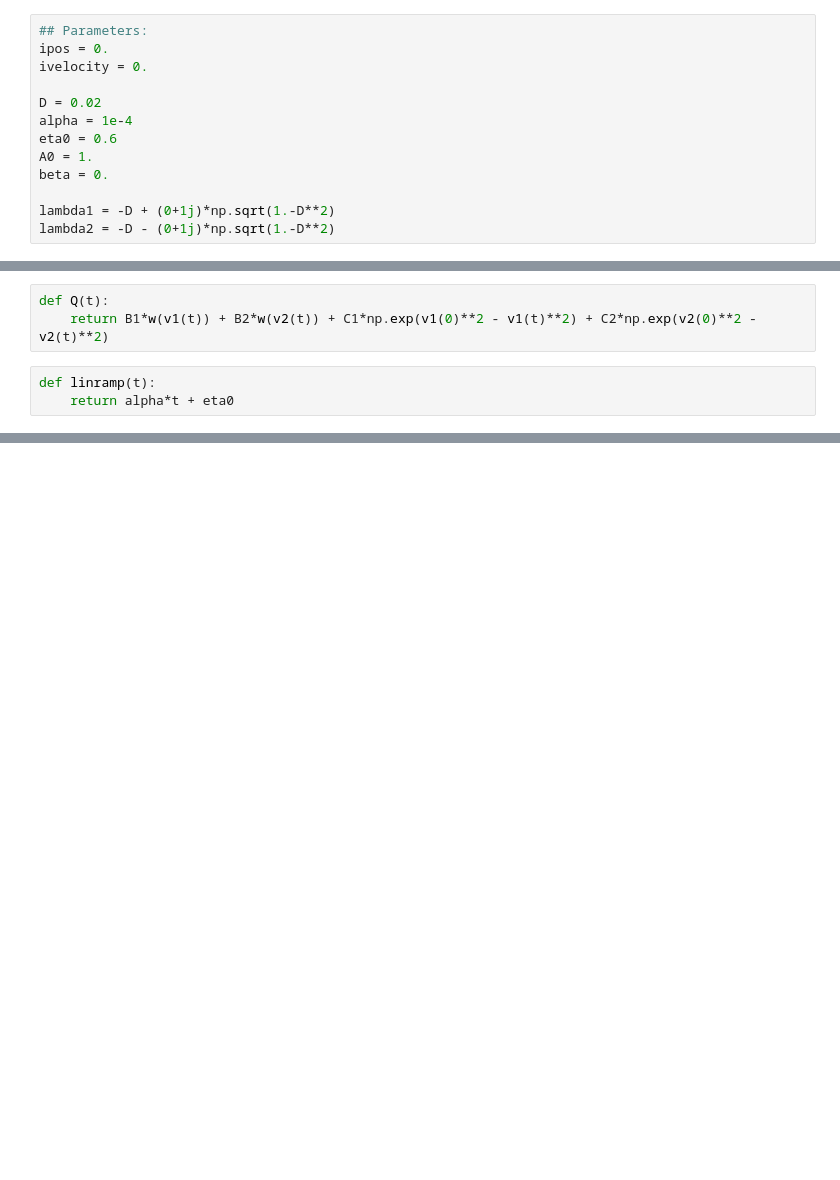
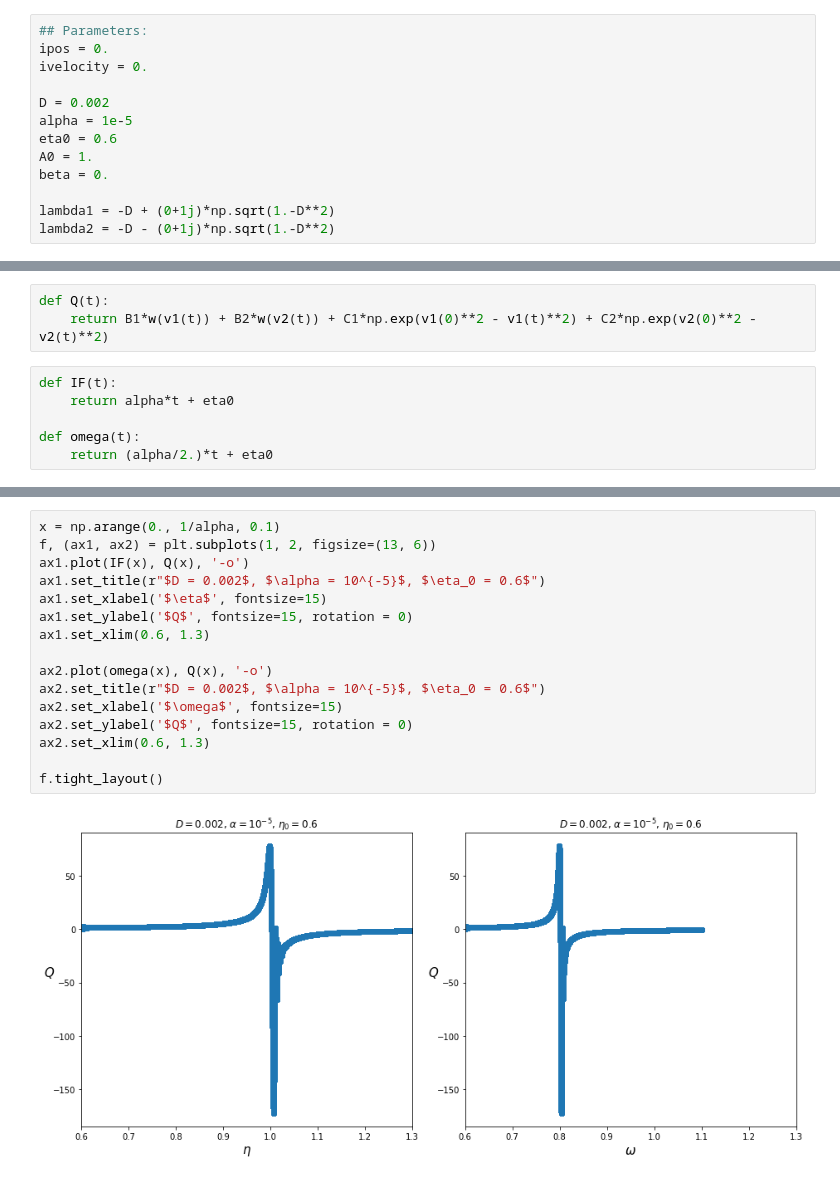
Before and after one commit to balintkaszas/boSchlieren, a Jupyter notebook: analyticSweep.ipynb, the cells around one changed output, grey strips where cells are left out. Cells and saved outputs as stored; diff of their text form; blank space fills up the shorter version.

Commit message:
Q(t) plot multiple params

```diff
--- a/analyticSweep.ipynb
+++ b/analyticSweep.ipynb
@@ -32,8 +34,8 @@ Text(0, 0.5, '$w(X)$')
 ipos = 0.
 ivelocity = 0.
 
-D = 0.02
-alpha = 1e-4
+D = 0.002
+alpha = 1e-5
 eta0 = 0.6
 A0 = 1.
 beta = 0.
@@ -60,5 +62,8 @@ C2 = (lambda1*ipos - ivelocity)*np.exp(-1j*beta)/(lambda1-lambda2) - B2*w(v2(0))
 def Q(t):
     return B1*w(v1(t)) + B2*w(v2(t)) + C1*np.exp(v1(0)**2 - v1(t)**2) + C2*np.exp(v2(0)**2 - v2(t)**2)
 # %%
-def linramp(t):
+def IF(t):
     return alpha*t + eta0
+
+def omega(t):
+    return (alpha/2.)*t + eta0
@@ -70,0 +80,18 @@ plt.plot(linramp(x), Q(x), '-o')
+# %%
+x = np.arange(0., 1/alpha, 0.1)
+f, (ax1, ax2) = plt.subplots(1, 2, figsize=(13, 6))
+ax1.plot(IF(x), Q(x), '-o')
+ax1.set_title(r"$D = 0.002$, $\alpha = 10^{-5}$, $\eta_0 = 0.6$")
+ax1.set_xlabel('$\eta$', fontsize=15)
+ax1.set_ylabel('$Q$', fontsize=15, rotation = 0)
+ax1.set_xlim(0.6, 1.3)
+
+ax2.plot(omega(x), Q(x), '-o')
+ax2.set_title(r"$D = 0.002$, $\alpha = 10^{-5}$, $\eta_0 = 0.6$")
+ax2.set_xlabel('$\omega$', fontsize=15)
+ax2.set_ylabel('$Q$', fontsize=15, rotation = 0)
+ax2.set_xlim(0.6, 1.3)
+
+f.tight_layout()
+# %% [output]
+[figure, added]
```
Also changed, not shown: parts of 5 cells of this notebook.
